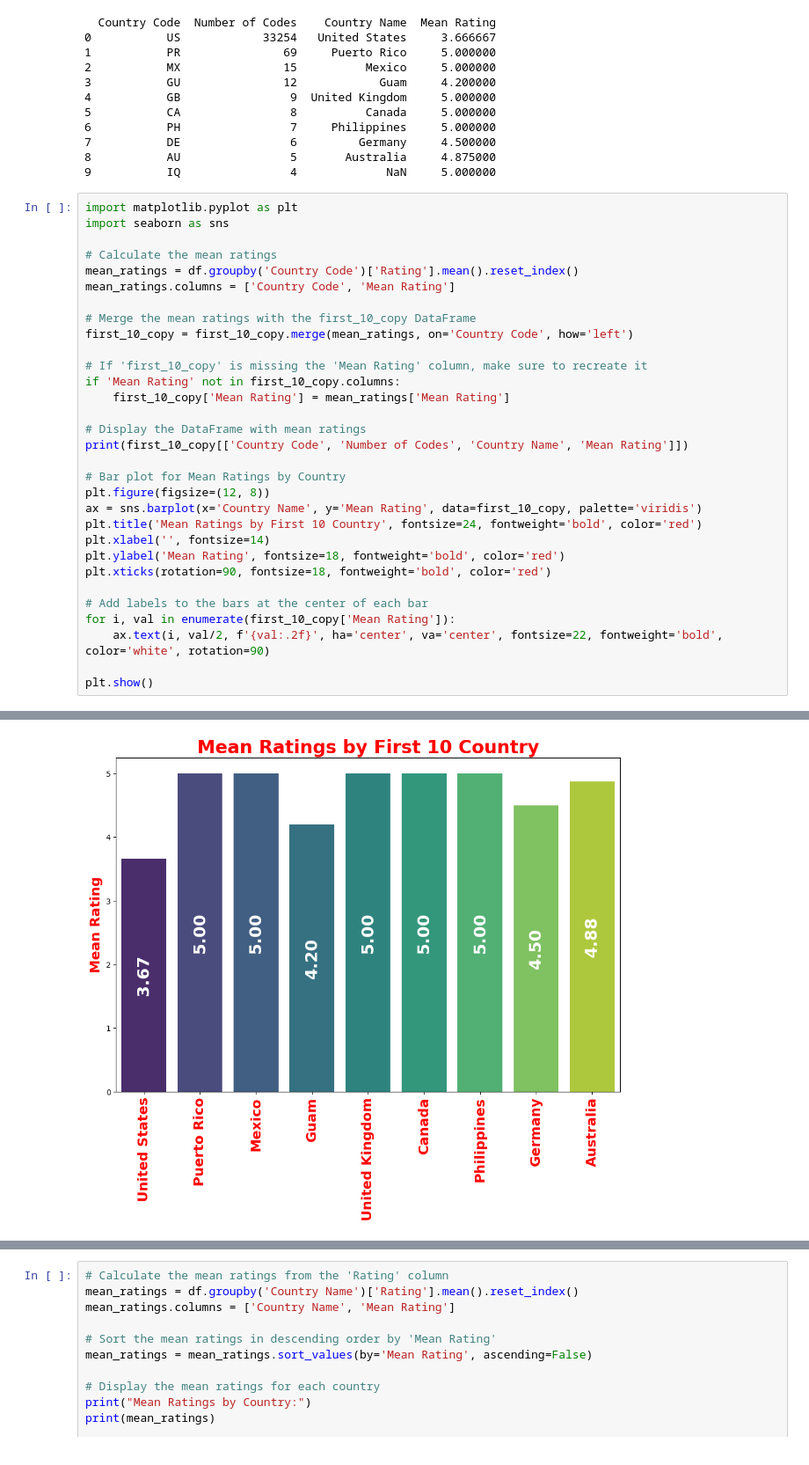
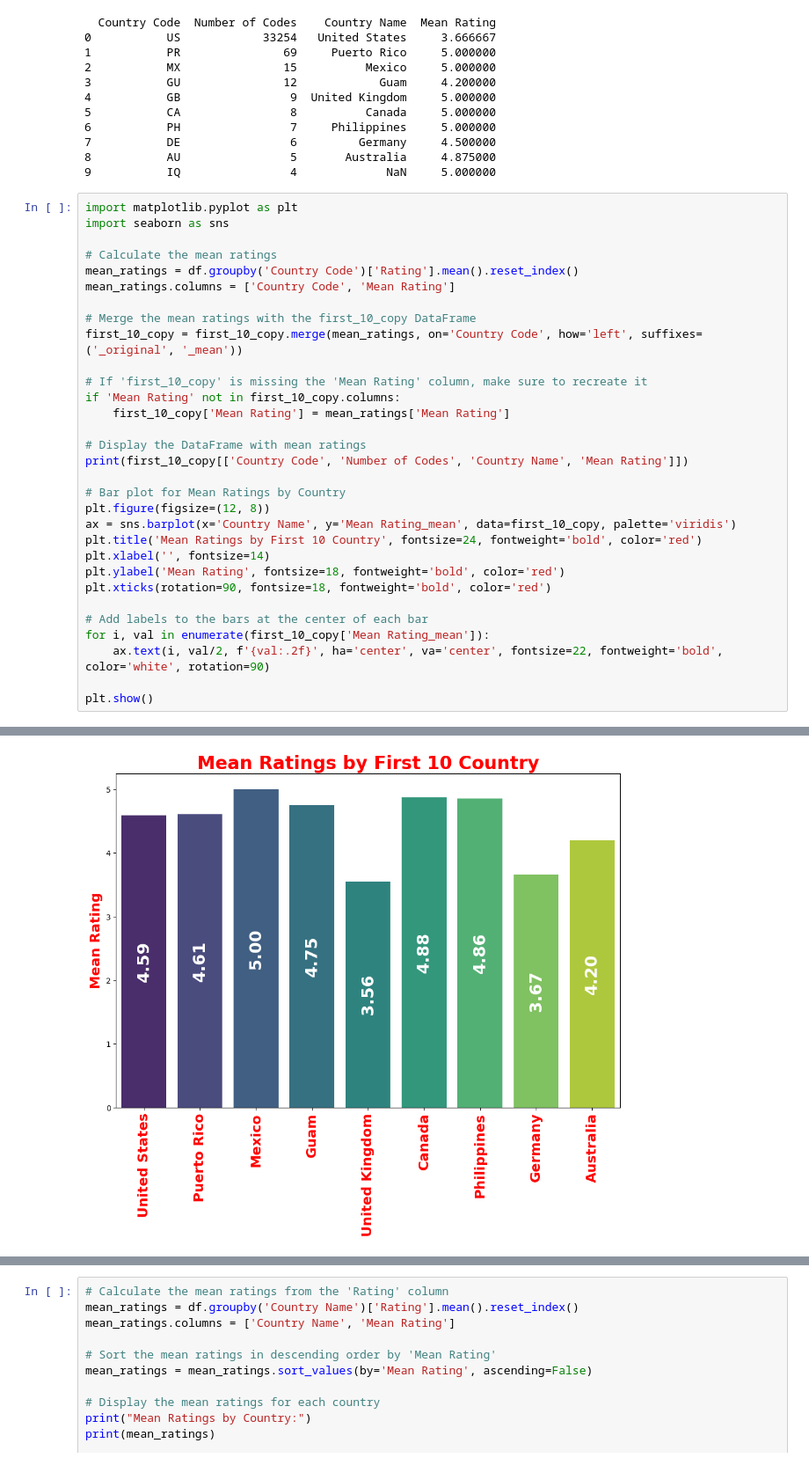
Before and after one commit to arifaygun/CustomerEye, a Jupyter notebook: Analysis_Freedom_Debt_Relief_Part1.ipynb, the cells around one changed output, grey strips where cells are left out. Shown: that part at 88% size. Drawn from its saved outputs; the diff is of its cells as text.

```diff
--- a/Analysis_Freedom_Debt_Relief_Part1.ipynb
+++ b/Analysis_Freedom_Debt_Relief_Part1.ipynb
@@ -252,38 +251,38 @@ mean_ratings = df.groupby('Country Code')['Rating'].mean().reset_index()
 mean_ratings.columns = ['Country Code', 'Mean Rating']
 
 # Merge the mean ratings with the first_10_copy DataFrame
-first_10_copy = first_10_copy.merge(mean_ratings, on='Country Code', how='left')
+first_10_copy = first_10_copy.merge(mean_ratings, on='Country Code', how='left', suffixes=('_original', '_mean'))
 
 # If 'first_10_copy' is missing the 'Mean Rating' column, make sure to recreate it
 if 'Mean Rating' not in first_10_copy.columns:
     first_10_copy['Mean Rating'] = mean_ratings['Mean Rating']
 
 # Display the DataFrame with mean ratings
 print(first_10_copy[['Country Code', 'Number of Codes', 'Country Name', 'Mean Rating']])
 
 # Bar plot for Mean Ratings by Country
 plt.figure(figsize=(12, 8))
-ax = sns.barplot(x='Country Name', y='Mean Rating', data=first_10_copy, palette='viridis')
+ax = sns.barplot(x='Country Name', y='Mean Rating_mean', data=first_10_copy, palette='viridis')
 plt.title('Mean Ratings by First 10 Country', fontsize=24, fontweight='bold', color='red')
 plt.xlabel('', fontsize=14)
 plt.ylabel('Mean Rating', fontsize=18, fontweight='bold', color='red')
 plt.xticks(rotation=90, fontsize=18, fontweight='bold', color='red')
 
 # Add labels to the bars at the center of each bar
-for i, val in enumerate(first_10_copy['Mean Rating']):
+for i, val in enumerate(first_10_copy['Mean Rating_mean']):
     ax.text(i, val/2, f'{val:.2f}', ha='center', va='center', fontsize=22, fontweight='bold', color='white', rotation=90)
 
 plt.show()
 # %% [output]
   Country Code  Number of Codes    Country Name  Mean Rating
 0           US            33254   United States     3.666667
 1           PR               69     Puerto Rico     5.000000
 2           MX               15          Mexico     5.000000
 3           GU               12            Guam     4.200000
 4           GB                9  United Kingdom     5.000000
 5           CA                8          Canada     5.000000
 6           PH                7     Philippines     5.000000
 7           DE                6         Germany     4.500000
 8           AU                5       Australia     4.875000
 9           IQ                4             NaN     5.000000
-[figure, old version]
+[figure, new version]
```
Also changed, not shown: parts of 3 cells of this notebook.
